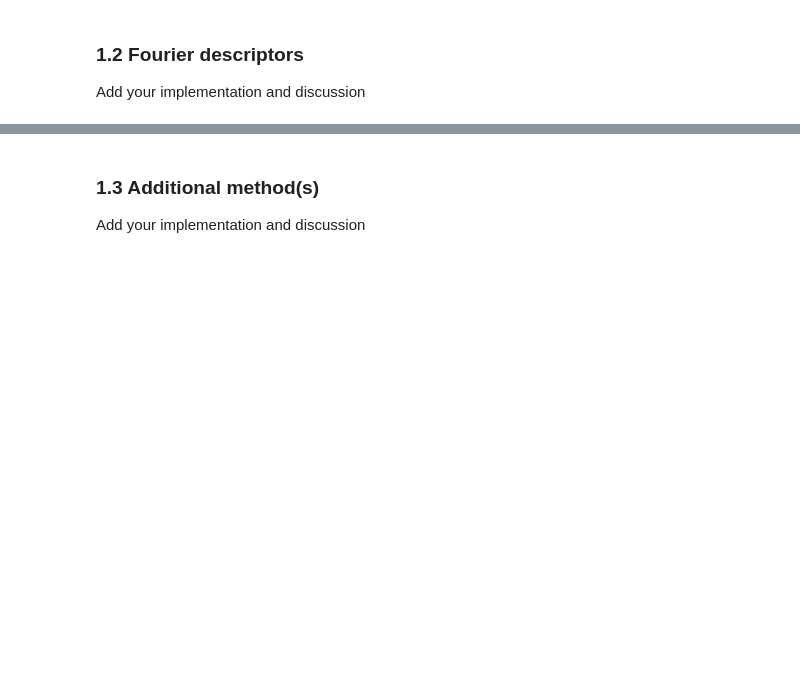
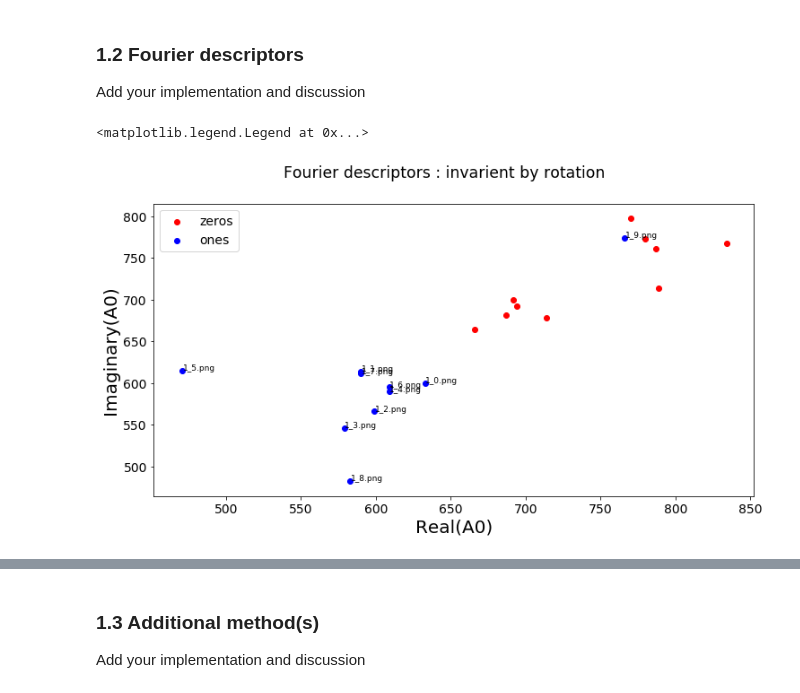
Before and after one commit to raphaelreis/iapr-2019, a Jupyter notebook: labs/lab_02_object_description.ipynb, the cells around one changed output, grey strips where cells are left out. Saved outputs shown, nothing was run; the diff lists cells and outputs as text; code cells hidden in the pictures; blank space fills up the shorter version.

```diff
--- a/labs/lab_02_object_description.ipynb
+++ b/labs/lab_02_object_description.ipynb
@@ -74,3 +89,45 @@ for ax, im, nm in zip(axes[1], ones_im, ones_names):
 # %% [markdown]
 ### 1.2 Fourier descriptors
 Add your implementation and discussion
+# %%
+def get_longest_contour(contours):
+    """Select the biggest contour which assures we used the outside part of zeros and avoid contamination of noise like in the 8th ones"""
+    max_c = contours[0]
+    for c in contours:
+        if len(c) > len(max_c):
+            max_c = c
+
+    return max_c
+# %%
+def get_fourier_descr(image):
+    """ Get amplitude of the first four Fourier descriptor of an image """
+    """Inputs : The image to analyse
+       Output : amplitude of the first four Fourier descriptor ."""
+    thresh = threshold_otsu(image)
+    imthresh = (image < thresh)
+    contours = find_contours(imthresh,0)
+    max_contour = get_longest_contour(contours)
+    contour_complex = np.empty(max_contour.shape[0], dtype=complex)
+    contour_complex.real = max_contour[:, 0]
+    contour_complex.imag = max_contour[:, 1]
+    fourier_result = np.fft.fft(contour_complex)
+    return fourier_result[:4]
+# %%
+for im in zeros_im:
+    descpr = get_fourier_descr(im)
+    A1 = descpr[0].real
+    A2 = descpr[0].imag
+    zero = plt.scatter(A1,A2,c='red')
+for im, name in zip (ones_im, ones_names):
+    descpr = get_fourier_descr(im)
+    A1 = descpr[0].real
+    A2 = descpr[0].imag
+    one = plt.scatter(A1,A2,c='blue')
+    plt.text(A1+0.3, A2+0.3, name, fontsize=9)
+plt.suptitle("Fourier descriptors : invarient by rotation")
+plt.xlabel('Real(A0)')
+plt.ylabel('Imaginary(A0)');
+plt.legend((zero,one),('zeros','ones'))
+# %% [output]
+<matplotlib.legend.Legend at 0x...>
+[figure, added]
```
Also changed, not shown: parts of 28 cells of this notebook, 15 other files.
